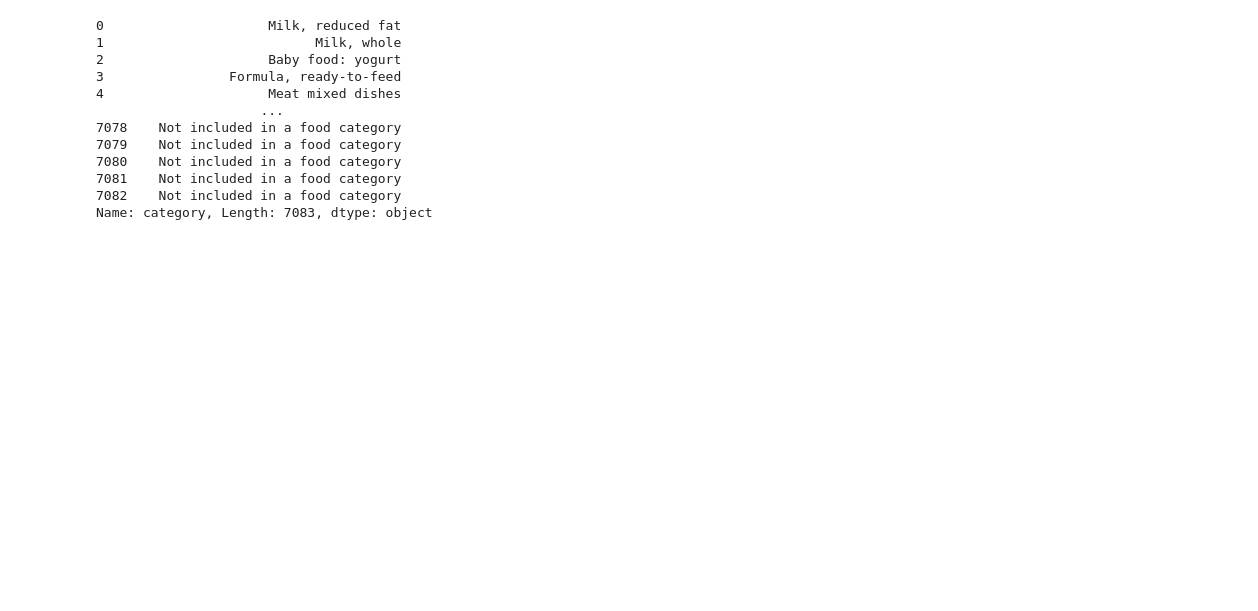
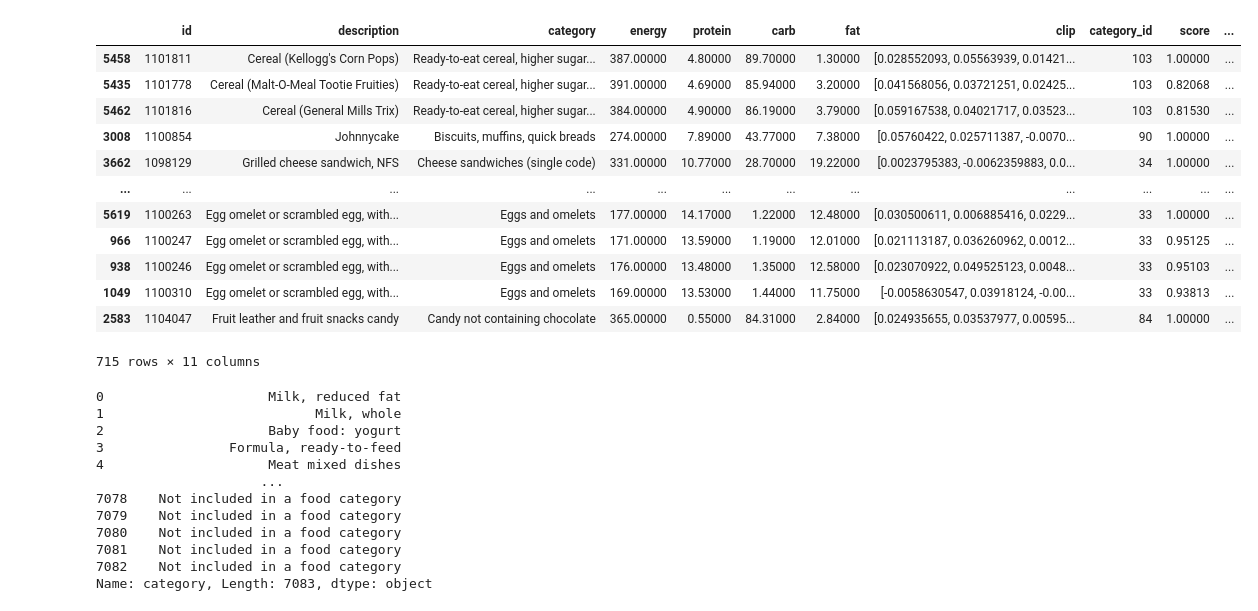
Before and after one commit to DmitriyG228/food, a Jupyter notebook: food_clustering.ipynb, the cells around one changed output. Drawn from its saved outputs; the diff is of its cells as text; code cells hidden in the pictures; blank space fills up the shorter version.

```diff
--- a/food_clustering.ipynb
+++ b/food_clustering.ipynb
@@ -81,3 +278,19 @@ foods.sort_values('score',ascending = False).head(20)
+# %%
+r
+# %% [output]
+|  | id | description | category | energy | protein | carb | fat | clip | category_id | score | ... |
+| 5458 | 1101811 | Cereal (Kellogg's Corn Pops) | Ready-to-eat cereal, higher sugar... | 387.00000 | 4.80000 | 89.70000 | 1.30000 | [0.028552093, 0.05563939, 0.01421... | 103 | 1.00000 | ... |
+| 5435 | 1101778 | Cereal (Malt-O-Meal Tootie Fruities) | Ready-to-eat cereal, higher sugar... | 391.00000 | 4.69000 | 85.94000 | 3.20000 | [0.041568056, 0.03721251, 0.02425... | 103 | 0.82068 | ... |
+| 5462 | 1101816 | Cereal (General Mills Trix) | Ready-to-eat cereal, higher sugar... | 384.00000 | 4.90000 | 86.19000 | 3.79000 | [0.059167538, 0.04021717, 0.03523... | 103 | 0.81530 | ... |
+| 3008 | 1100854 | Johnnycake | Biscuits, muffins, quick breads | 274.00000 | 7.89000 | 43.77000 | 7.38000 | [0.05760422, 0.025711387, -0.0070... | 90 | 1.00000 | ... |
+| 3662 | 1098129 | Grilled cheese sandwich, NFS | Cheese sandwiches (single code) | 331.00000 | 10.77000 | 28.70000 | 19.22000 | [0.0023795383, -0.0062359883, 0.0... | 34 | 1.00000 | ... |
+| ... | ... | ... | ... | ... | ... | ... | ... | ... | ... | ... | ... |
+| 5619 | 1100263 | Egg omelet or scrambled egg, with... | Eggs and omelets | 177.00000 | 14.17000 | 1.22000 | 12.48000 | [0.030500611, 0.006885416, 0.0229... | 33 | 1.00000 | ... |
+| 966 | 1100247 | Egg omelet or scrambled egg, with... | Eggs and omelets | 171.00000 | 13.59000 | 1.19000 | 12.01000 | [0.021113187, 0.036260962, 0.0012... | 33 | 0.95125 | ... |
+| 938 | 1100246 | Egg omelet or scrambled egg, with... | Eggs and omelets | 176.00000 | 13.48000 | 1.35000 | 12.58000 | [0.023070922, 0.049525123, 0.0048... | 33 | 0.95103 | ... |
+| 1049 | 1100310 | Egg omelet or scrambled egg, with... | Eggs and omelets | 169.00000 | 13.53000 | 1.44000 | 11.75000 | [-0.0058630547, 0.03918124, -0.00... | 33 | 0.93813 | ... |
+| 2583 | 1104047 | Fruit leather and fruit snacks candy | Candy not containing chocolate | 365.00000 | 0.55000 | 84.31000 | 2.84000 | [0.024935655, 0.03537977, 0.00595... | 84 | 1.00000 | ... |
+715 rows × 11 columns
 # %%
 foods['category']
 # %% [output]
```
Also changed, not shown: parts of 33 cells of this notebook, 16 other files.
